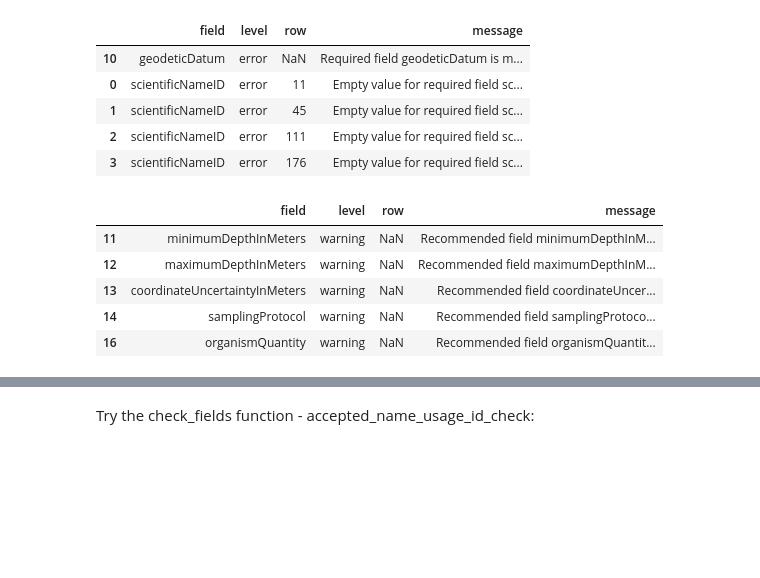
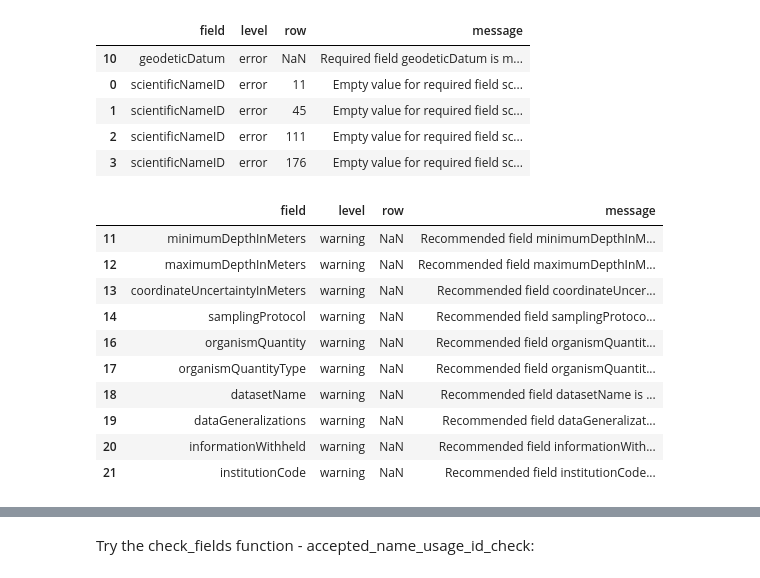
Before and after one commit to OGSL-SLGO/examples, a Jupyter notebook: examples/biodiversity/Demonstration_PyObis_fonction_check_fields.ipynb, the cells around one changed output, grey strips where cells are left out. Cells and saved outputs as stored; diff of their text form; code cells hidden in the pictures; blank space fills up the shorter version.

```diff
--- a/examples/biodiversity/Demonstration_PyObis_fonction_check_fields.ipynb
+++ b/examples/biodiversity/Demonstration_PyObis_fonction_check_fields.ipynb
@@ -89,14 +107,19 @@ check_fields(occurrence_core, level = 'error', analysis_type = 'occurrence_core'
 | 2 | scientificNameID | error | 111 | Empty value for required field sc... |
 | 3 | scientificNameID | error | 176 | Empty value for required field sc... |
 # %%
-check_fields(occurrence_core, level = 'warning', analysis_type = 'occurrence_core').head()
+check_fields(occurrence_core, level = 'warning', analysis_type = 'occurrence_core')
 # %% [output]
 |  | field | level | row | message |
 | 11 | minimumDepthInMeters | warning | NaN | Recommended field minimumDepthInM... |
 | 12 | maximumDepthInMeters | warning | NaN | Recommended field maximumDepthInM... |
 | 13 | coordinateUncertaintyInMeters | warning | NaN | Recommended field coordinateUncer... |
 | 14 | samplingProtocol | warning | NaN | Recommended field samplingProtoco... |
 | 16 | organismQuantity | warning | NaN | Recommended field organismQuantit... |
+| 17 | organismQuantityType | warning | NaN | Recommended field organismQuantit... |
+| 18 | datasetName | warning | NaN | Recommended field datasetName is ... |
+| 19 | dataGeneralizations | warning | NaN | Recommended field dataGeneralizat... |
+| 20 | informationWithheld | warning | NaN | Recommended field informationWith... |
+| 21 | institutionCode | warning | NaN | Recommended field institutionCode... |
 # %%
 occurrence_extension.head(2)
 # %% [output]
```
Also changed, not shown: parts of 14 cells of this notebook, 1 other file.
